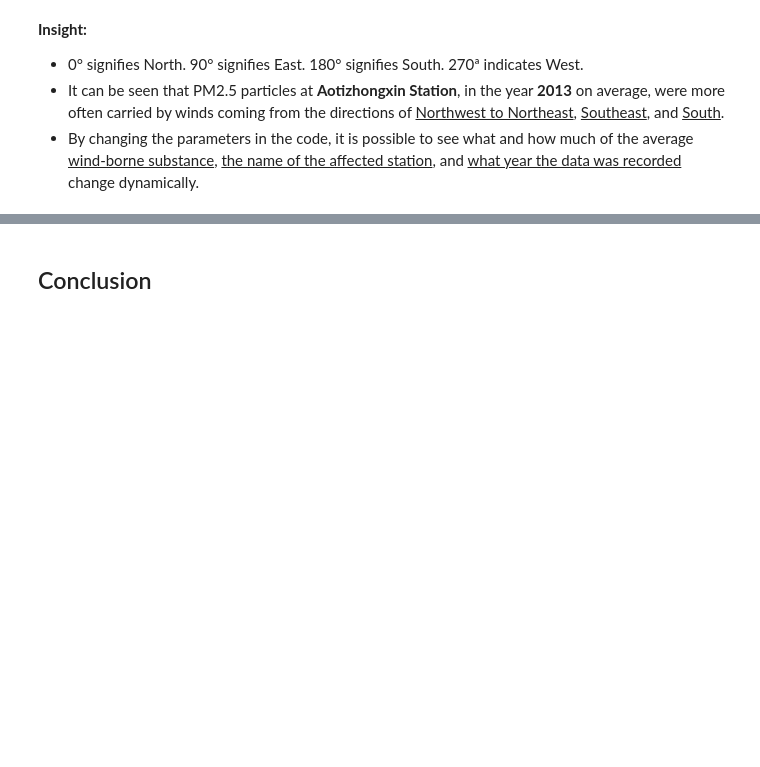
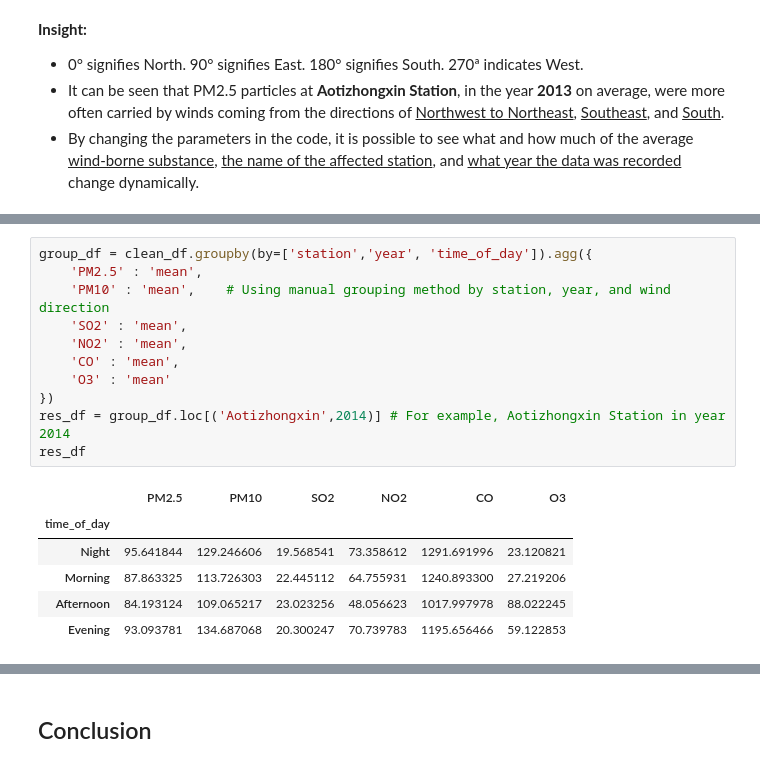
Before and after one commit to hfzdzakii/Dicoding-AirQualityAnalysisData, a Jupyter notebook: Project_Data_Analysis.ipynb, the cells around one changed output, grey strips where cells are left out. Drawn from its saved outputs; the diff is of its cells as text; blank space fills up the shorter version.

```diff
--- a/Project_Data_Analysis.ipynb
+++ b/Project_Data_Analysis.ipynb
@@ -370,0 +419,18 @@ plt.show()
+# %%
+group_df = clean_df.groupby(by=['station','year', 'time_of_day']).agg({
+    'PM2.5' : 'mean',
+    'PM10' : 'mean',    # Using manual grouping method by station, year, and wind direction
+    'SO2' : 'mean',
+    'NO2' : 'mean',
+    'CO' : 'mean',
+    'O3' : 'mean'
+})
+res_df = group_df.loc[('Aotizhongxin',2014)] # For example, Aotizhongxin Station in year 2014
+res_df
+# %% [output]
+|  | PM2.5 | PM10 | SO2 | NO2 | CO | O3 |
+| time_of_day |  |  |  |  |  |  |
+| Night | 95.641844 | 129.246606 | 19.568541 | 73.358612 | 1291.691996 | 23.120821 |
+| Morning | 87.863325 | 113.726303 | 22.445112 | 64.755931 | 1240.893300 | 27.219206 |
+| Afternoon | 84.193124 | 109.065217 | 23.023256 | 48.056623 | 1017.997978 | 88.022245 |
+| Evening | 93.093781 | 134.687068 | 20.300247 | 70.739783 | 1195.656466 | 59.122853 |
```
Also changed, not shown: parts of 15 cells of this notebook.
